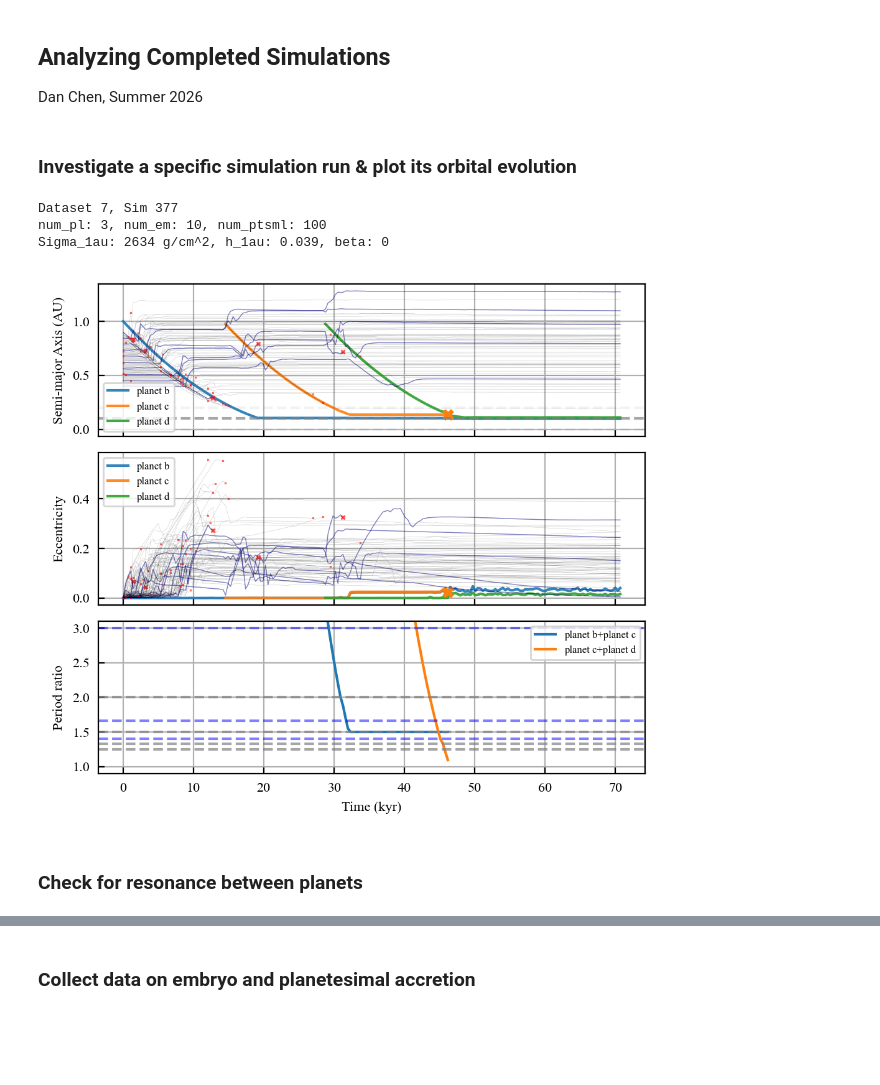
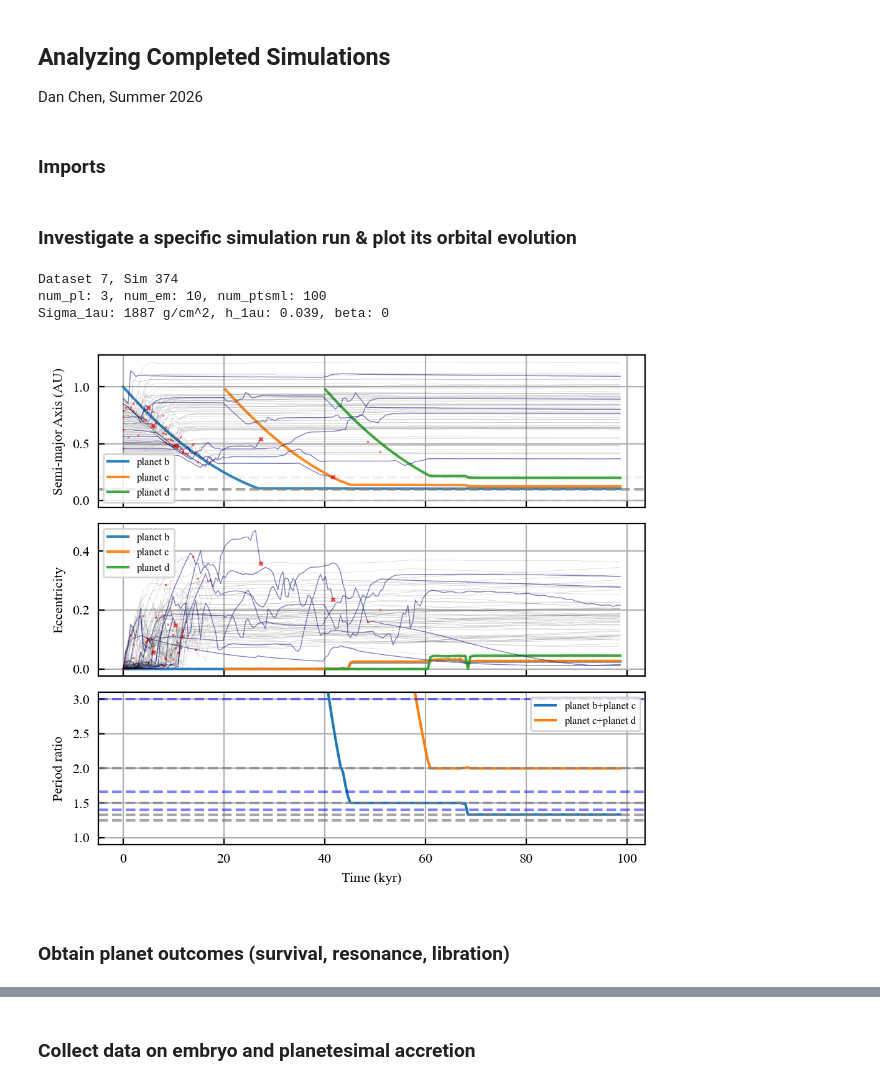
Before and after one commit to dchen10Git/uh-ifa-reu-2026, a Jupyter notebook: analyze_sims.ipynb, the cells around one changed output, grey strips where cells are left out. Cells and saved outputs as stored; diff of their text form; code cells hidden in the pictures; blank space fills up the shorter version.

```diff
--- a/analyze_sims.ipynb
+++ b/analyze_sims.ipynb
@@ -1,3 +1,5 @@
 # %% [markdown]
 ## Analyzing Completed Simulations
 Dan Chen, Summer 2026
+# %% [markdown]
+### Imports
@@ -228,38 +230,38 @@ def plot_system(saved_sim, elements, num_pl, num_em, num_ptsml, t_units='kyr'):
 
     # plt.suptitle("Orbital Evolution")
     plt.tight_layout(); plt.show()
     # plt.savefig("orbital_evo.svg", bbox_inches="tight")
 
 dataset_id = 7
-sim_id = 377
+sim_id = 374
 
 for sim_id in range(sim_id, sim_id+1):
 # for sim_id in inside_d:
     base_dir = Path.cwd()
     file_path = base_dir.parent / f"sim_results/dataset{dataset_id}" / f"sim{sim_id}.h5"
 
     try:
         saved_sim = reb_sims.load_simulation_run(file_path)
     except FileNotFoundError:
         print(f"Sim {sim_id} not found")
         continue
 
     sim_data, metadata = saved_sim
     m_star = metadata['m_star']
     rock_names = list(sim_data.keys())
     rocks = {p: sim_data[p] for p in rock_names}
     num_pl, num_em, num_ptsml = metadata['num_pl'], metadata['num_em'], metadata['num_ptsml']
 
     print(f"Dataset {dataset_id}, Sim {sim_id}")
     print(f"num_pl: {metadata['num_pl']}, num_em: {metadata['num_em']}, num_ptsml: {metadata['num_ptsml']}")
     print(f"Sigma_1au: {metadata['Sigma_1au']:.0f} g/cm^2, h_1au: {metadata['h_1au']:.3f}, beta: {metadata['beta']}")
     plot_system(saved_sim, ['a', 'e', 'P_ratio'], num_pl, num_em, num_ptsml)
 # %% [output]
-Dataset 7, Sim 377
+Dataset 7, Sim 374
 num_pl: 3, num_em: 10, num_ptsml: 100
-Sigma_1au: 2634 g/cm^2, h_1au: 0.039, beta: 0
+Sigma_1au: 1887 g/cm^2, h_1au: 0.039, beta: 0
-[figure, old version]
+[figure, new version]
 # %% [markdown]
-### Check for resonance between planets
+### Obtain planet outcomes (survival, resonance, libration)
 # %%
 # Get planet outcomes for all sims in one dataset
```
Also changed, not shown: parts of 13 cells of this notebook, 6 other files.
